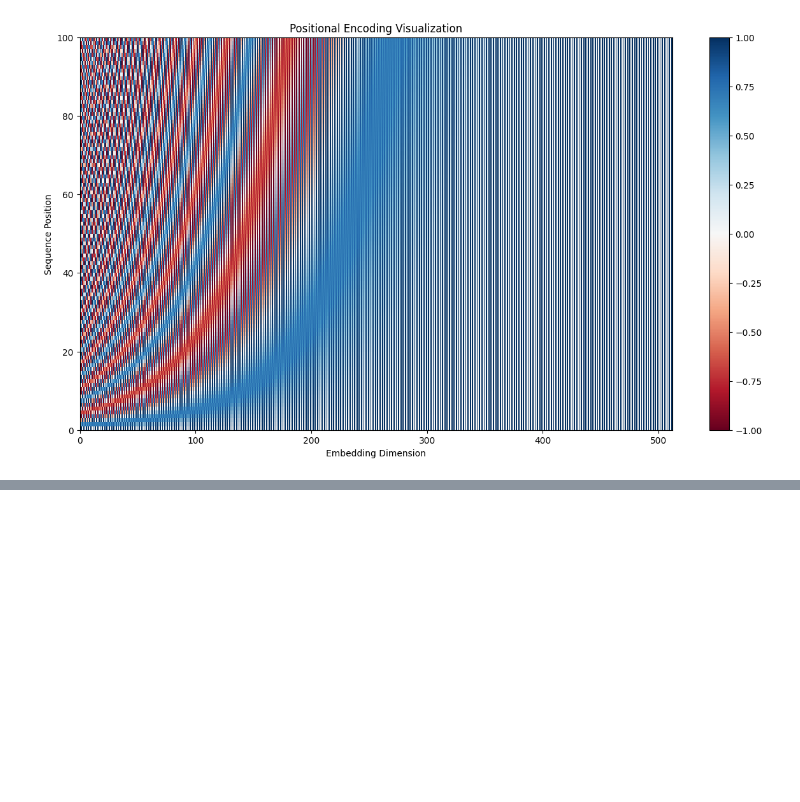
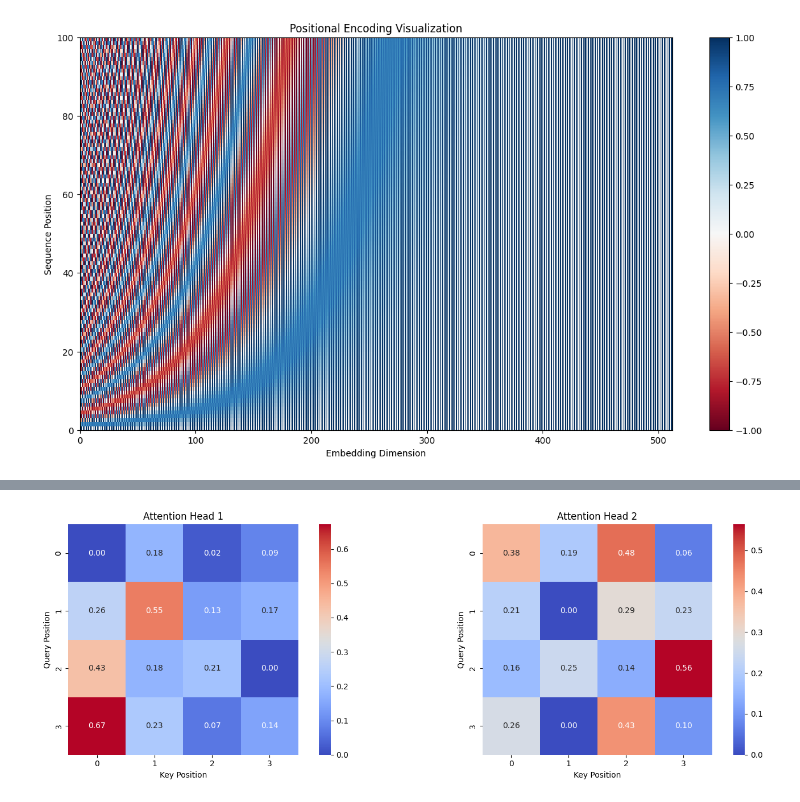
Before and after one commit to TheBormann/Custom-LLM, a Jupyter notebook: notebooks/model_testing.ipynb, the cells around one changed output, grey strips where cells are left out. Saved outputs shown, nothing was run; the diff lists cells and outputs as text; code cells hidden in the pictures; blank space fills up the shorter version.

```diff
--- a/notebooks/model_testing.ipynb
+++ b/notebooks/model_testing.ipynb
@@ -54,0 +264,40 @@ plt.show()
+# %%
+
+import torch
+from src.model.attention import CustomAttention
+import seaborn as sns
+
+# Create a simple sequence
+batch_size = 1
+seq_len = 4
+d_model = 8
+n_heads = 2
+
+# Initialize attention layer
+attention = CustomAttention(d_model=d_model, n_heads=n_heads)
+
+# Create sample input (random embeddings)
+x = torch.randn(batch_size, seq_len, d_model)
+
+# Get attention outputs and weights
+output, weights = attention(x, x, x, return_attention=True)
+
+# Visualize attention weights
+plt.figure(figsize=(15, 5))
+
+# Plot attention weights for each head
+for head in range(n_heads):
+    plt.subplot(1, n_heads, head + 1)
+    sns.heatmap(weights[0, head].detach(),
+                annot=True,
+                fmt='.2f',
+                cmap='coolwarm',
+                square=True)
+    plt.title(f'Attention Head {head + 1}')
+    plt.xlabel('Key Position')
+    plt.ylabel('Query Position')
+
+plt.tight_layout()
+plt.show()
+# %% [output]
+[figure, added]
```
Also changed, not shown: parts of 10 cells of this notebook, 1 other file.
